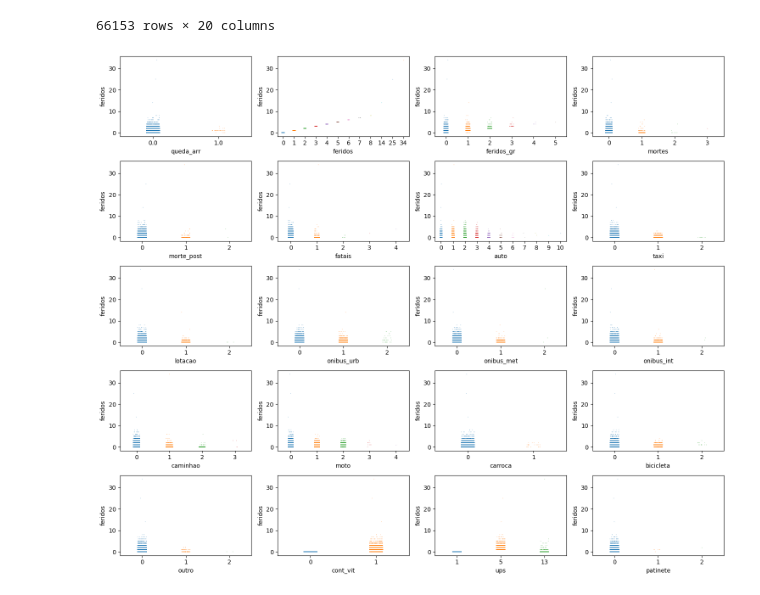
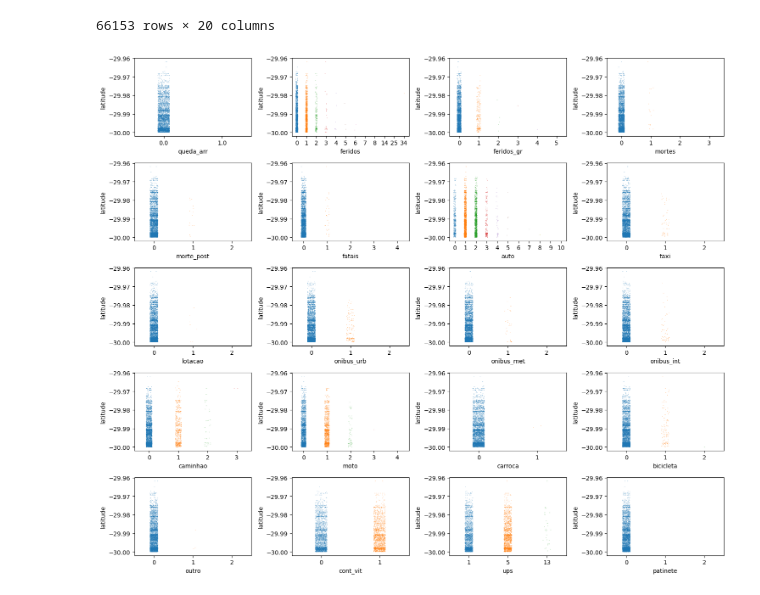
Before and after one commit to felipesebben/ds-acidentes-poa, a Jupyter notebook: notebooks/1-EDA.ipynb, the cells around one changed output. Drawn from its saved outputs; the diff is of its cells as text; code cells hidden in the pictures.

```diff
--- a/notebooks/1-EDA.ipynb
+++ b/notebooks/1-EDA.ipynb
@@ -642,18 +642,18 @@ df_discreta
 # %%
 # Estabelecer número de colunas e linhas para plotar todas as variáveis.
 n_cols = 4
 n_elements = len(df_discreta.columns)
 n_rows = np.ceil(n_elements / n_cols).astype(int)
 
-# Especificar  y_value para plotar cada variável. Usar uma variável contínua, mesmo que abaixo do limite de 25 observações únicas.
-y_value = acidentes_poa["feridos"]
+# Especificar  y_value para plotar cada variável. Usar uma variável contínua.
+y_value = acidentes_poa_coord["latitude"]
 
 # Criar objeto de figura com subplots.
 fig, axes = plt.subplots(ncols=n_cols, nrows=n_rows, figsize=(15, n_rows * 2.5))
 
 # Iterar sobre as variáveis e colocar cada subplot no objeto de eixo matplotlib.
 for col, ax in zip(df_discreta.columns, axes.ravel()):
     sns.stripplot(data=acidentes_poa, x=col, y=y_value, ax=ax, palette="tab10", hue=col, legend=False, size=1, alpha=0.5)
 plt.tight_layout()
 # %% [output]
-[figure, old version]
+[figure, new version]
```
Also changed, not shown: parts of 2 cells of this notebook, 1 other file.
